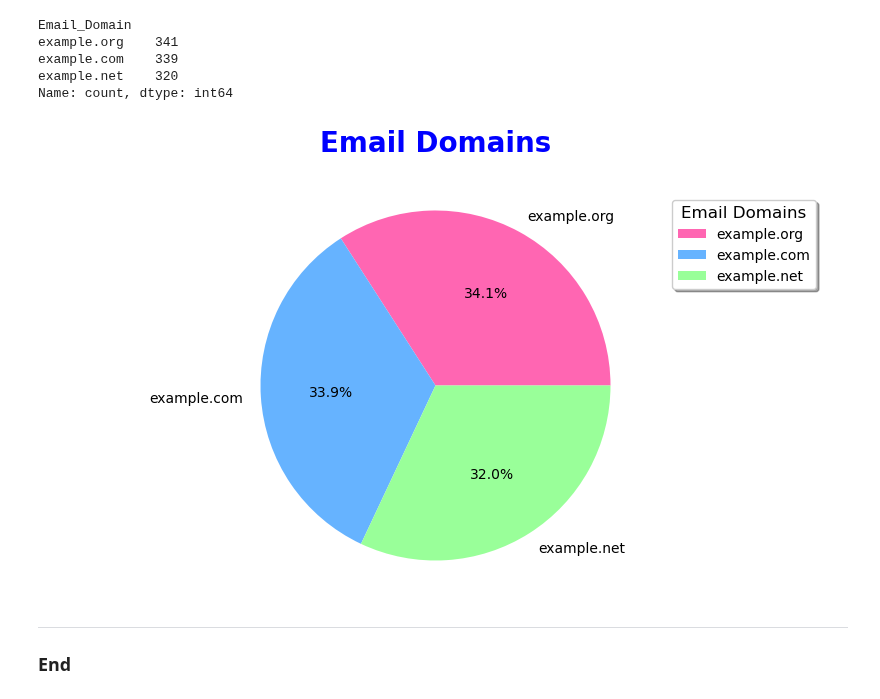
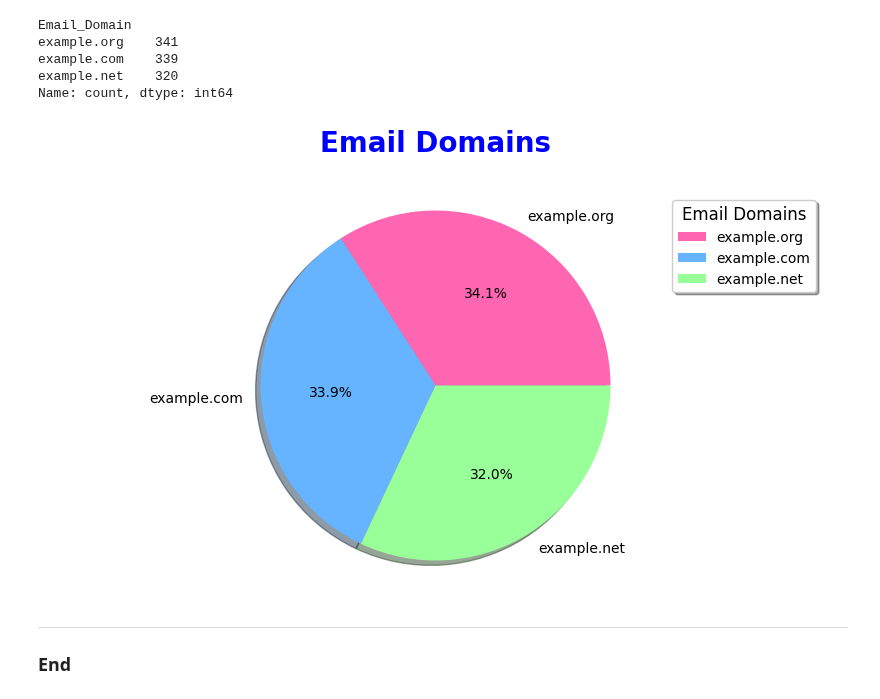
Before and after one commit to L-g00438909/PFDA_assignments, a Jupyter notebook: assignment03-pie.ipynb, the cells around one changed output. Drawn from its saved outputs; the diff is of its cells as text; code cells hidden in the pictures.

Commit message:
added plots, img folder, edits

```diff
--- a/assignment03-pie.ipynb
+++ b/assignment03-pie.ipynb
@@ -99,22 +99,23 @@ Name: count, dtype: int64
 # %%
 
 email_colors = ['#FF66B2', '#66B3FF', '#99FF99']
 
 # plot pie chart of email domains
 domain_counts = df['Email_Domain'].value_counts()
 
 
 
 plt.figure(figsize=(10, 5))
-plt.pie(domain_counts, labels=domain_counts.index, autopct='%1.1f%%', colors=email_colors)
+plt.pie(domain_counts, labels=domain_counts.index, autopct='%1.1f%%', colors=email_colors, shadow=True)
 
 plt.axis('equal')
 plt.title('Email Domains', size=20, color='blue', loc='center', pad=30, fontweight='bold')
 
 plt.legend(title='Email Domains', title_fontsize='large', loc='upper right', fontsize='medium', shadow=True)
+plt.savefig('email_domains.png')
 plt.show()
 # %% [output]
-[figure, old version]
+[figure, new version]
 # %% [markdown]
 ***
 ### **End**
```
Also changed, not shown: 21 other files.
